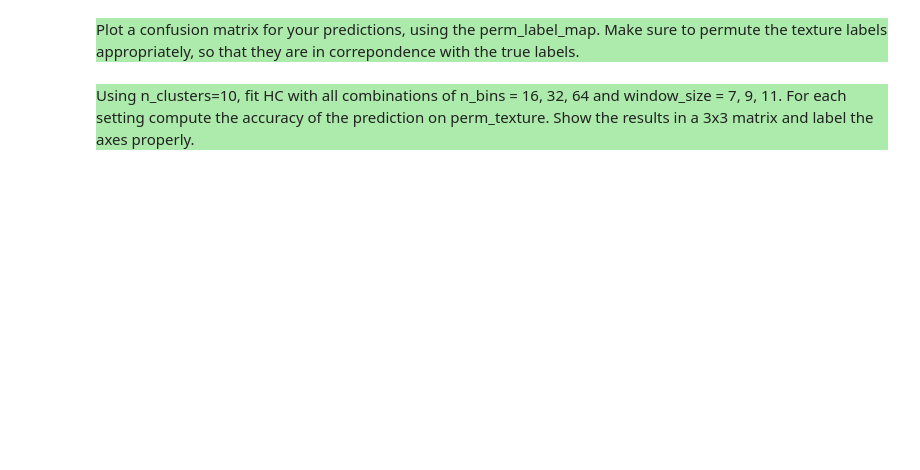
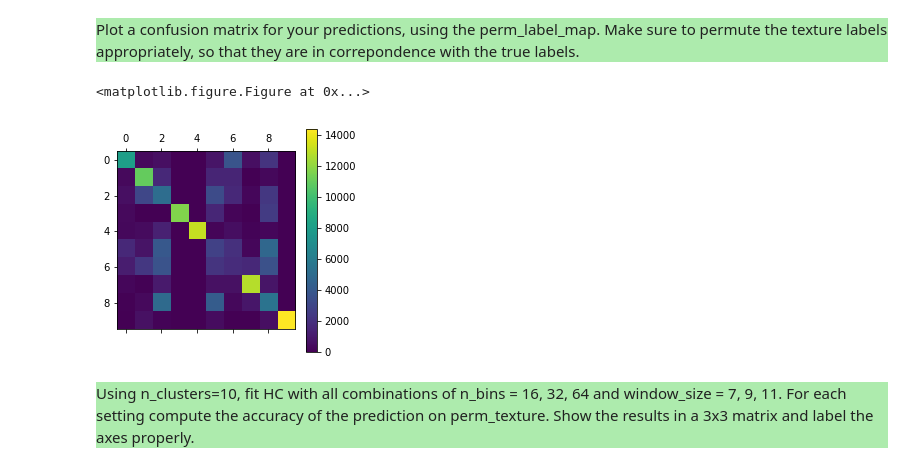
Before and after one commit to mcreng/stat-learning, a Jupyter notebook: slt-ce-4.ipynb, the cells around one changed output. Cells and saved outputs as stored; diff of their text form; code cells hidden in the pictures; blank space fills up the shorter version.

```diff
--- a/slt-ce-4.ipynb
+++ b/slt-ce-4.ipynb
@@ -215,3 +318,36 @@ predicted_perm_label_map = HC.predict(perm_texture)
+# %%
+# Confusion matrix
+import sklearn.metrics
+
+def cmsort(m, cnt=0, mask=None):
+    m = m.copy()
+    if m.shape[0] == cnt: return m
+    if mask is None:
+        amax = np.unravel_index(np.argmax(m, axis=None), m.shape)
+    else:
+        amax = np.unravel_index(np.ma.argmax(np.ma.array(m, mask=~mask), axis=None), m.shape)
+    m[:, [*amax]] = m[:, [*np.flip(amax, axis=0)]]
+    if mask is None: mask = np.ones(m.shape, dtype=bool)
+    mask[:, amax[0]] = 0
+    mask[amax[0], :] = 0
+    return cmsort(m.reshape((m.shape[0], m.shape[1])), cnt+1, mask)
+
+def argcmsort(m):
+    m = m.copy()
+    sortedm = cmsort(m.copy())
+    arr = [0] * m.shape[0]
+    for idx, col in enumerate(sortedm.T):
+        arr[idx] = np.where(np.all(m.T == col, axis=1))[0][0]
+    return arr
+
+m = skl.metrics.confusion_matrix(perm_label_map.reshape(-1), predicted_perm_label_map.reshape(-1))
+plt.figure()
+plt.matshow(cmsort(m))
+plt.colorbar()
+plt.show()
+# %% [output]
+<matplotlib.figure.Figure at 0x...>
+[figure, added]
 # %% [markdown]
 <p style="background-color:#adebad;">
     Using n_clusters=10, fit HC with all combinations of n_bins = 16, 32, 64 and window_size = 7, 9, 11.
```
Also changed, not shown: parts of 28 cells of this notebook, 1 other file.
